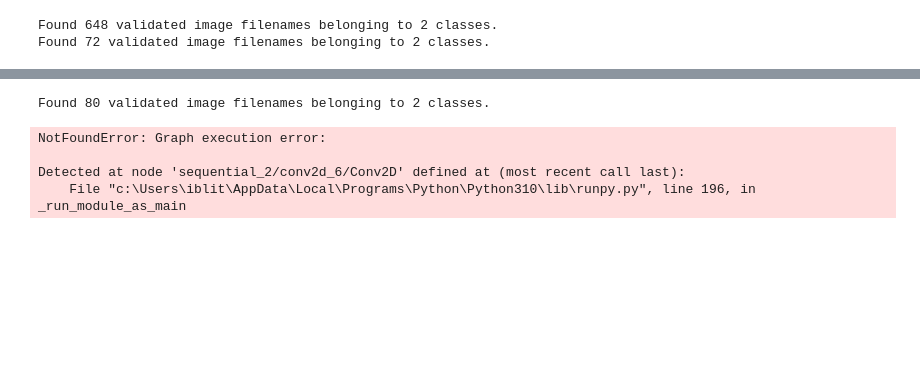
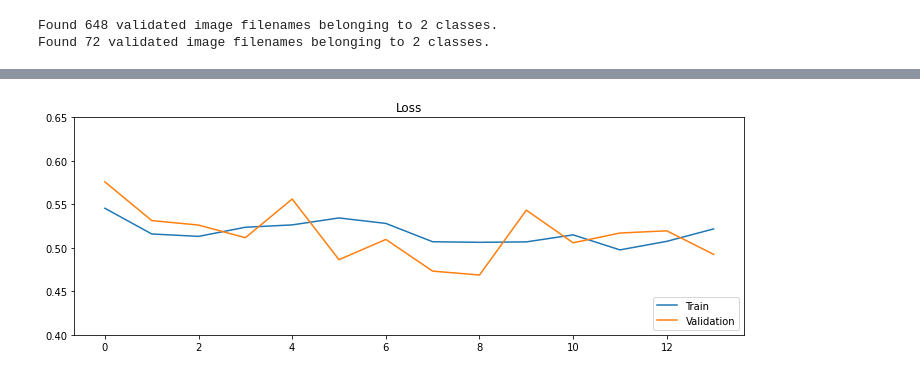
Before and after one commit to nicholassam6425/cp468-project, a Jupyter notebook: cp468.ipynb, the cells around one changed output, grey strips where cells are left out. Cells and saved outputs as stored; diff of their text form; code cells hidden in the pictures; blank space fills up the shorter version.

Commit message:
model improvements + comments
good acc + recall now, also added simple comments

```diff
--- a/cp468.ipynb
+++ b/cp468.ipynb
@@ -66,16 +107,22 @@ val = train_generator.flow_from_dataframe(dataframe = valdf, class_mode = 'binar
 Found 648 validated image filenames belonging to 2 classes.
 Found 72 validated image filenames belonging to 2 classes.
 # %%
+#create & populate model
 model = models.Sequential()
-model.add(layers.Conv2D(512, (3,3), activation='sigmoid', input_shape=(224,224,1)))
+model.add(layers.Conv2D(8, (3,3), input_shape=(224,224,1)))
+model.add(layers.MaxPool2D(2,2))
+model.add(layers.Conv2D(16, (3,3), activation='relu'))
+model.add(layers.MaxPool2D(2,2))
+model.add(layers.Conv2D(32, (3,3), activation='relu'))
+model.add(layers.MaxPool2D(2,2))
+model.add(layers.Conv2D(64, (3,3), activation='relu'))
+model.add(layers.MaxPool2D(2,2))
+model.add(layers.Conv2D(128, (3,3), activation='relu'))
+model.add(layers.Flatten())
 model.add(layers.LayerNormalization())
-model.add(layers.MaxPool2D(2,2))
-model.add(layers.Conv2D(256, (3,3), activation='sigmoid'))
-model.add(layers.MaxPool2D(2,2))
-model.add(layers.Conv2D(64, (3,3), activation='sigmoid'))
-model.add(layers.GlobalMaxPool2D())
-model.add(layers.Dense(32, activation='sigmoid'))
+model.add(layers.Dense(32, activation='relu', kernel_initializer=tf.keras.initializers.HeNormal()))
 model.add(layers.Dropout(0.1))
+model.add(layers.LayerNormalization())
 model.add(layers.Dense(1, activation='sigmoid'))
 model.summary()
 # %% [output]
@@ -97,7 +144,8 @@ Trainable params: 1,335,681
 Non-trainable params: 0
 _________________________________________________________________
 # %%
-model.compile(optimizer=tf.keras.optimizers.Adam(tf.keras.optimizers.schedules.InverseTimeDecay(0.0001,decay_steps=train.samples//BATCH_SIZE,decay_rate=0.5,staircase=False)),
+#compile model with learning loss decay. loss function = binary because output is binary.
+model.compile(optimizer=tf.keras.optimizers.Adam(tf.keras.optimizers.schedules.InverseTimeDecay(0.00001,decay_steps=train.samples//BATCH_SIZE,decay_rate=0.5,staircase=False)),
               loss='binary_crossentropy',
               metrics=['acc',tf.keras.metrics.Recall()])
 # %%
@@ -127,3 +157,8 @@ print(image[0].shape)
+# %%
+class shuffle_on_epoch(tf.keras.callbacks.Callback):
+    def on_epoch_end(self, epoch, logs=None):
+        makedfs()
 # %%
-model.fit(train, epochs=10, steps_per_epoch=train.samples//4, verbose=1, validation_data=val, validation_steps=val.samples//4)
+#train model
+hist = model.fit(train, epochs=25, steps_per_epoch=train.samples//BATCH_SIZE, verbose=1, validation_data=val, validation_steps=val.samples//BATCH_SIZE,callbacks=[shuffle_on_epoch(), tf.keras.callbacks.EarlyStopping(patience=5, restore_best_weights=True)])
 # %% [output]
@@ -151,11 +182,14 @@ Epoch 10/10
 # %%
-test = test_generator.flow_from_dataframe(dataframe = testdf, class_mode='binary', x_col='file', y_col='target',shuffle=False, batch_size=4)
-preds = model.predict(test, steps=test.samples//4)
-print('acc: ' + str(roc_auc_score(testdf['target'].astype('uint8'), preds)))
-print('auc: ' + str(accuracy_score(testdf['target'].astype('uint8'), preds)))
+#evaluate model with test dataframe
+test = test_generator.flow_from_dataframe(dataframe = testdf, class_mode='binary', x_col='file', y_col='target',shuffle=False, batch_size=BATCH_SIZE,target_size=(224,224))
+test_loss, test_acc, test_recall = model.evaluate(test, batch_size=BATCH_SIZE)
-# %% [output]
-Found 80 validated image filenames belonging to 2 classes.
-NotFoundError: Graph execution error:
-
-Detected at node 'sequential_2/conv2d_6/Conv2D' defined at (most recent call last):
-    File "c:\Users\iblit\AppData\Local\Programs\Python\Python310\lib\runpy.py", line 196, in _run_module_as_main
+# %%
+fig  = plt.figure(figsize=(12,4))
+plt.title('Loss')
+plt.plot(hist.history['loss'])
+plt.plot(hist.history['val_loss'])
+plt.ylim([0.4,0.65])
+plt.legend(['Train', 'Validation'], loc='lower right')
+plt.show()
+# %% [output]
+[figure, added]
```
Also changed, not shown: parts of 15 cells of this notebook.
